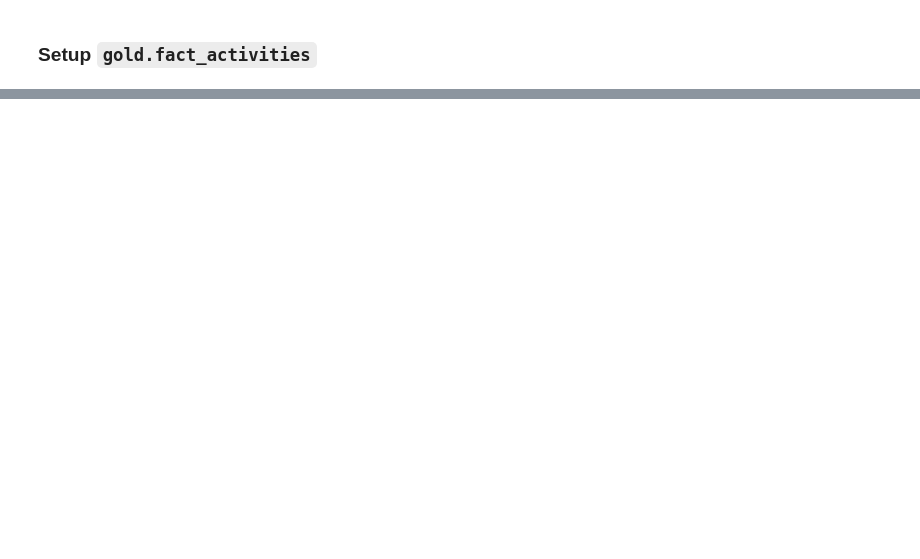
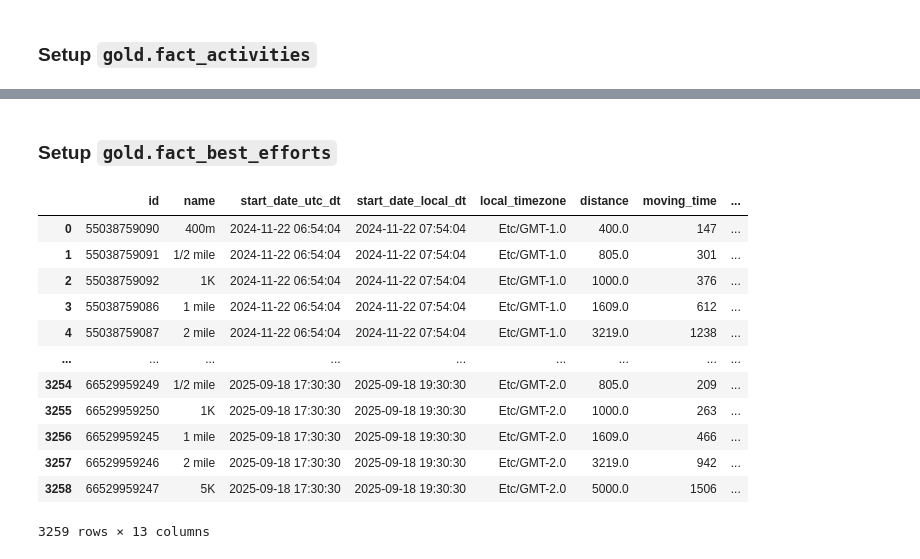
Before and after one commit to lowickib/Strava-Analytics, a Jupyter notebook: 3_Gold_Layer.ipynb, the cells around one changed output, grey strips where cells are left out. Cells and saved outputs as stored; diff of their text form; code cells hidden in the pictures; blank space fills up the shorter version.

```diff
--- a/3_Gold_Layer.ipynb
+++ b/3_Gold_Layer.ipynb
@@ -78,5 +81,8 @@ with engine.begin() as conn:
   gear_df = pd.read_sql(text(f"SELECT * FROM {TARGET_S_SCHEMA}.{GEAR_S_TABLE}"), conn)
   segments_df = pd.read_sql(text(f"SELECT * FROM {TARGET_S_SCHEMA}.{SEGMENTS_S_TABLE}"), conn)
   best_eff_df = pd.read_sql(text(f"SELECT * FROM {TARGET_S_SCHEMA}.{BEST_EFFORTS_S_TABLE}"), conn)
+  seg_eff_df = pd.read_sql(text(f"SELECT * FROM {TARGET_S_SCHEMA}.{SEGMENTS_EFFORTS_S_TABLE}"), conn)
+  laps_df = pd.read_sql(text(f"SELECT * FROM {TARGET_S_SCHEMA}.{LAPS_S_TABLE}"), conn)
+  kudos_df = pd.read_sql(text(f"SELECT * FROM {TARGET_S_SCHEMA}.{KUDOS_S_TABLE}"), conn)
 logging.info(f"Data from {TARGET_S_SCHEMA}.{ACTIVITIES_S_TABLE} downloaded.")
 # %% [output]
@@ -541,0 +827,20 @@ activities_df
+# %% [markdown]
+### Setup `gold.fact_best_efforts`
+# %%
+fact_best_efforts_df = best_eff_df.copy()
+# %%
+fact_best_efforts_df
+# %% [output]
+|  | id | name | start_date_utc_dt | start_date_local_dt | local_timezone | distance | moving_time | ... |
+| 0 | 55038759090 | 400m | 2024-11-22 06:54:04 | 2024-11-22 07:54:04 | Etc/GMT-1.0 | 400.0 | 147 | ... |
+| 1 | 55038759091 | 1/2 mile | 2024-11-22 06:54:04 | 2024-11-22 07:54:04 | Etc/GMT-1.0 | 805.0 | 301 | ... |
+| 2 | 55038759092 | 1K | 2024-11-22 06:54:04 | 2024-11-22 07:54:04 | Etc/GMT-1.0 | 1000.0 | 376 | ... |
+| 3 | 55038759086 | 1 mile | 2024-11-22 06:54:04 | 2024-11-22 07:54:04 | Etc/GMT-1.0 | 1609.0 | 612 | ... |
+| 4 | 55038759087 | 2 mile | 2024-11-22 06:54:04 | 2024-11-22 07:54:04 | Etc/GMT-1.0 | 3219.0 | 1238 | ... |
+| ... | ... | ... | ... | ... | ... | ... | ... | ... |
+| 3254 | 66529959249 | 1/2 mile | 2025-09-18 17:30:30 | 2025-09-18 19:30:30 | Etc/GMT-2.0 | 805.0 | 209 | ... |
+| 3255 | 66529959250 | 1K | 2025-09-18 17:30:30 | 2025-09-18 19:30:30 | Etc/GMT-2.0 | 1000.0 | 263 | ... |
+| 3256 | 66529959245 | 1 mile | 2025-09-18 17:30:30 | 2025-09-18 19:30:30 | Etc/GMT-2.0 | 1609.0 | 466 | ... |
+| 3257 | 66529959246 | 2 mile | 2025-09-18 17:30:30 | 2025-09-18 19:30:30 | Etc/GMT-2.0 | 3219.0 | 942 | ... |
+| 3258 | 66529959247 | 5K | 2025-09-18 17:30:30 | 2025-09-18 19:30:30 | Etc/GMT-2.0 | 5000.0 | 1506 | ... |
+3259 rows × 13 columns
```
Also changed, not shown: parts of 33 cells of this notebook, 1 other file.
